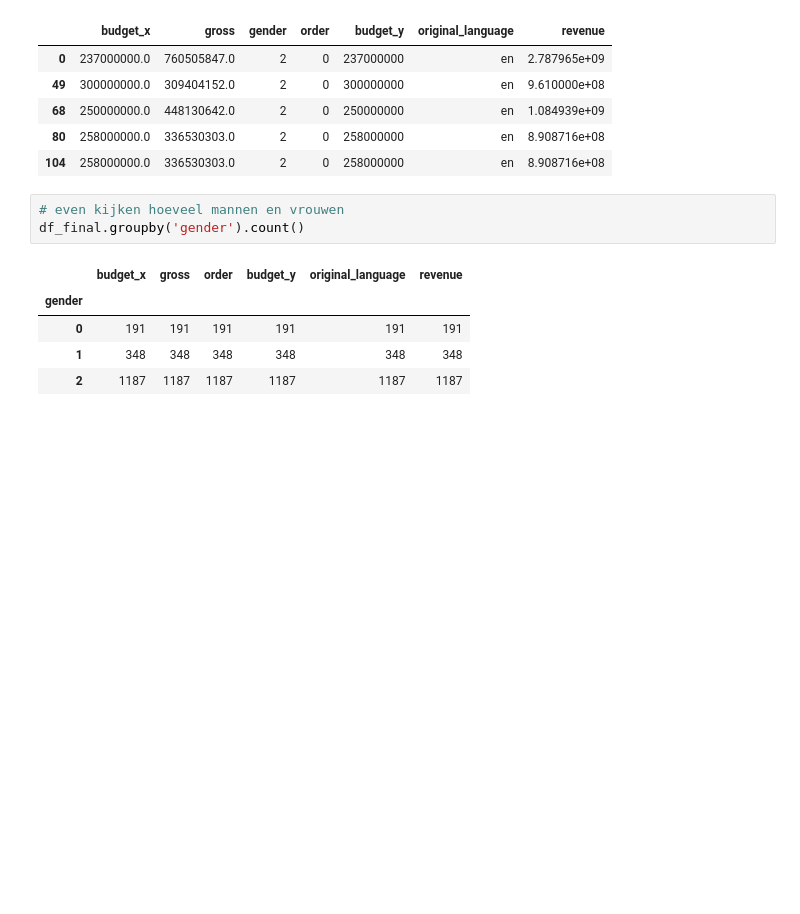
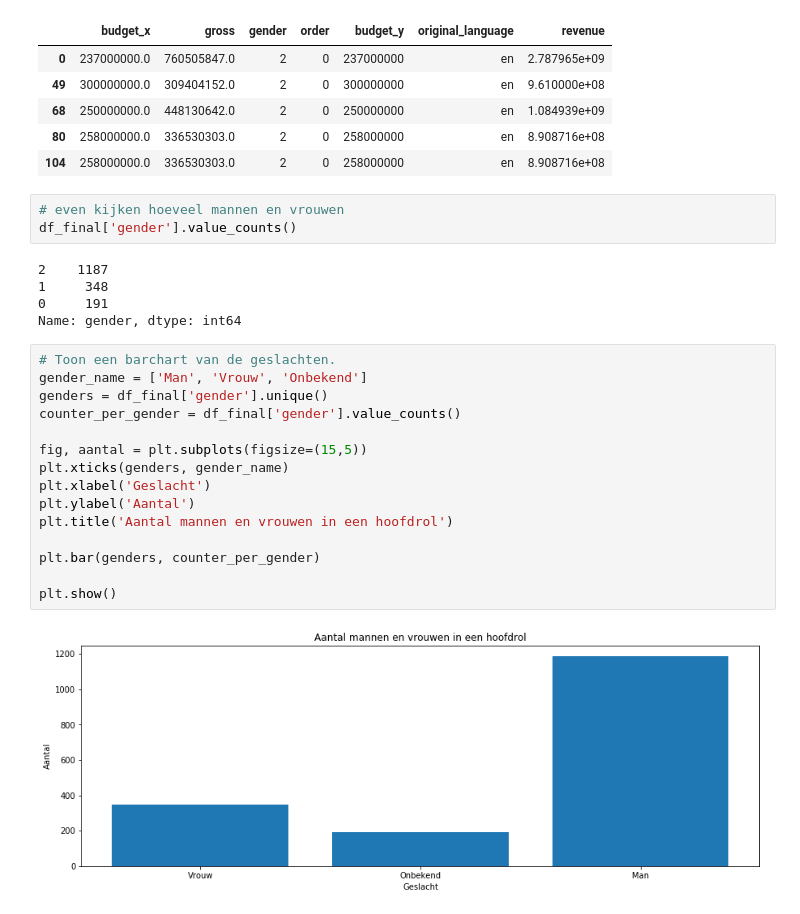
Before and after one commit to Danny-cao/DataScienceMovies, a Jupyter notebook: DataScienceFilms.ipynb, the cells around one changed output. Cells and saved outputs as stored; diff of their text form; blank space fills up the shorter version.

Commit message:
Eerste analyse barchart

```diff
--- a/DataScienceFilms.ipynb
+++ b/DataScienceFilms.ipynb
@@ -327,10 +327,26 @@ df_final.head()
 | 104 | 258000000.0 | 336530303.0 | 2 | 0 | 258000000 | en | 8.908716e+08 |
 # %%
 # even kijken hoeveel mannen en vrouwen
-df_final.groupby('gender').count()
+df_final['gender'].value_counts()
 # %% [output]
-|  | budget_x | gross | order | budget_y | original_language | revenue |
-| gender |  |  |  |  |  |  |
-| 0 | 191 | 191 | 191 | 191 | 191 | 191 |
-| 1 | 348 | 348 | 348 | 348 | 348 | 348 |
-| 2 | 1187 | 1187 | 1187 | 1187 | 1187 | 1187 |
+2    1187
+1     348
+0     191
+Name: gender, dtype: int64
+# %%
+# Toon een barchart van de geslachten.
+gender_name = ['Man', 'Vrouw', 'Onbekend']
+genders = df_final['gender'].unique()
+counter_per_gender = df_final['gender'].value_counts()
+
+fig, aantal = plt.subplots(figsize=(15,5))
+plt.xticks(genders, gender_name)
+plt.xlabel('Geslacht')
+plt.ylabel('Aantal')
+plt.title('Aantal mannen en vrouwen in een hoofdrol')
+
+plt.bar(genders, counter_per_gender)
+
+plt.show()
+# %% [output]
+[figure, added]
```
Also changed, not shown: parts of 1 cell of this notebook.
